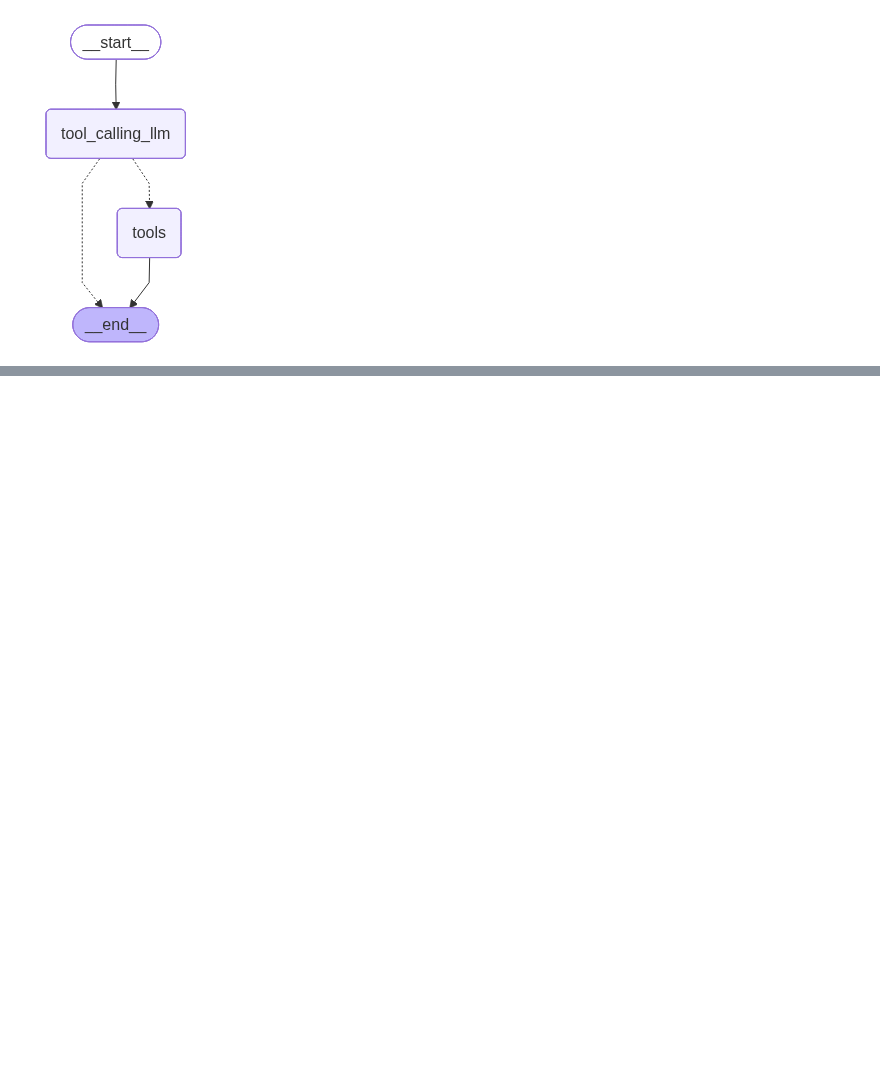
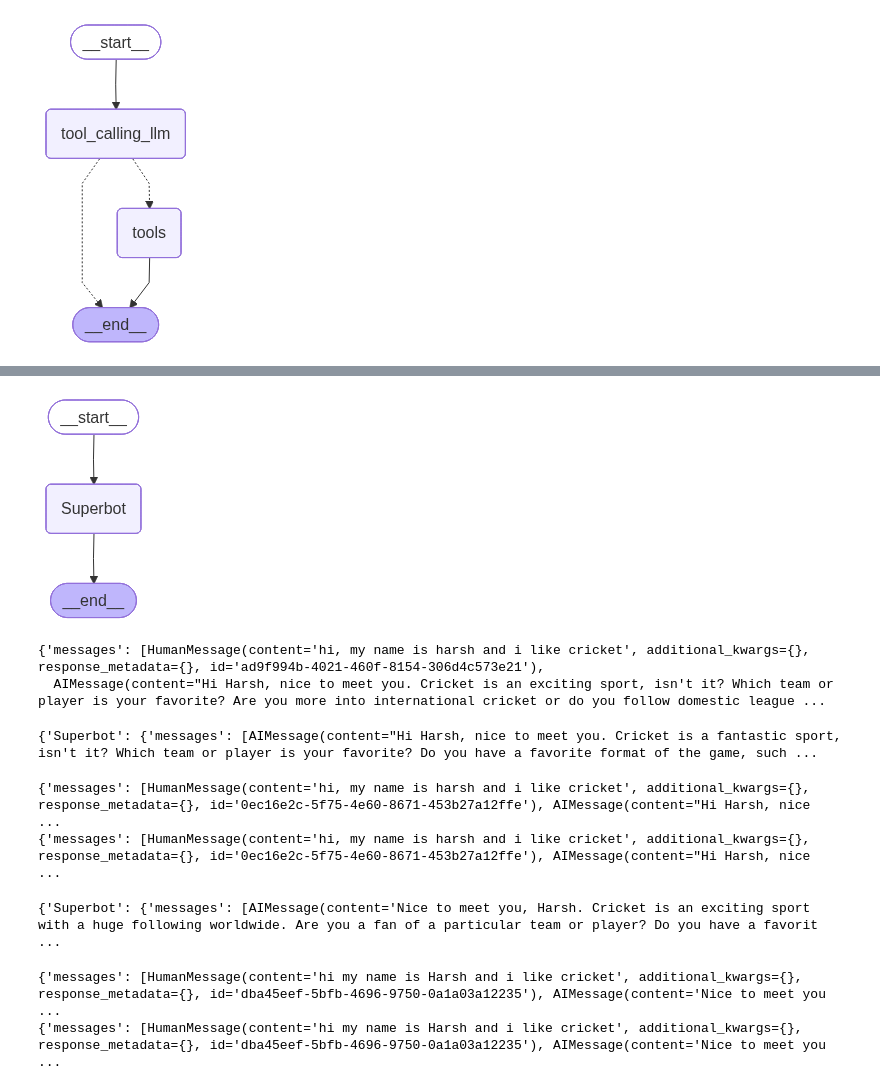
Before and after one commit to harsh3sahu/first-gen-AI, a Jupyter notebook: second-langgraph/1-basic_chat_bot.ipynb, the cells around one changed output, grey strips where cells are left out. Cells and saved outputs as stored; diff of their text form; code cells hidden in the pictures; blank space fills up the shorter version.

```diff
--- a/second-langgraph/1-basic_chat_bot.ipynb
+++ b/second-langgraph/1-basic_chat_bot.ipynb
@@ -180,0 +257,3 @@ Name: multiply
+# %%
+from langgraph.checkpoint.memory import MemorySaver
+memory=MemorySaver()
@@ -180,0 +276,38 @@ Name: multiply
+# %%
+from IPython.display import Image, display
+display(Image(graph_builder.get_graph().draw_mermaid_png()))
+# %% [output]
+[figure, added]
+# %%
+config={"configurable":{"thread_id":"1"}}
+
+graph_builder.invoke({'messages':"hi, my name is harsh and i like cricket"},config)
+# %% [output]
+{'messages': [HumanMessage(content='hi, my name is harsh and i like cricket', additional_kwargs={}, response_metadata={}, id='ad9f994b-4021-460f-8154-306d4c573e21'),
+  AIMessage(content="Hi Harsh, nice to meet you. Cricket is an exciting sport, isn't it? Which team or player is your favorite? Are you more into international cricket or do you follow domestic league ...
+# %%
+config={"configurable":{"thread_id":"3"}}
+
+for chunk in graph_builder.stream({'messages':'hi, my name is harsh and i like cricket'},config):
+    print(chunk)
+# %% [output]
+{'Superbot': {'messages': [AIMessage(content="Hi Harsh, nice to meet you. Cricket is a fantastic sport, isn't it? Which team or player is your favorite? Do you have a favorite format of the game, such ...
+# %%
+for chunk in graph_builder.stream({'messages':'hi, my name is harsh and i like football'},config,stream_mode="values"):
+    print(chunk)
+# %% [output]
+{'messages': [HumanMessage(content='hi, my name is harsh and i like cricket', additional_kwargs={}, response_metadata={}, id='0ec16e2c-5f75-4e60-8671-453b27a12ffe'), AIMessage(content="Hi Harsh, nice  ...
+{'messages': [HumanMessage(content='hi, my name is harsh and i like cricket', additional_kwargs={}, response_metadata={}, id='0ec16e2c-5f75-4e60-8671-453b27a12ffe'), AIMessage(content="Hi Harsh, nice  ...
+# %%
+config={"configurable":{"thread_id":"5"}}
+
+for chunk in graph_builder.stream({'messages':'hi my name is Harsh and i like cricket'},config,stream_mode="updates"):
+    print(chunk)
+# %% [output]
+{'Superbot': {'messages': [AIMessage(content='Nice to meet you, Harsh. Cricket is an exciting sport with a huge following worldwide. Are you a fan of a particular team or player? Do you have a favorit ...
+# %%
+for chunk in graph_builder.stream({'messages':"I also like football"},config,stream_mode="values"):
+    print(chunk)
+# %% [output]
+{'messages': [HumanMessage(content='hi my name is Harsh and i like cricket', additional_kwargs={}, response_metadata={}, id='dba45eef-5bfb-4696-9750-0a1a03a12235'), AIMessage(content='Nice to meet you ...
+{'messages': [HumanMessage(content='hi my name is Harsh and i like cricket', additional_kwargs={}, response_metadata={}, id='dba45eef-5bfb-4696-9750-0a1a03a12235'), AIMessage(content='Nice to meet you ...
```
Also changed, not shown: parts of 15 cells of this notebook, 1 other file.
